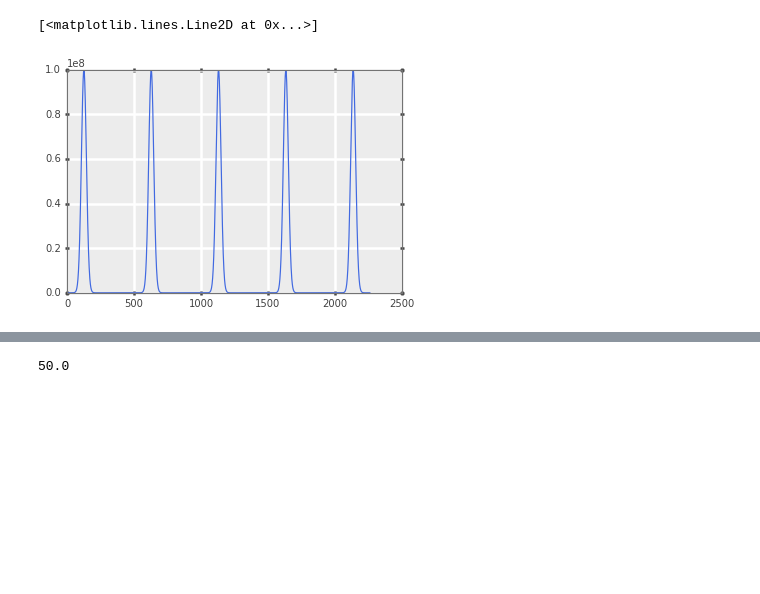
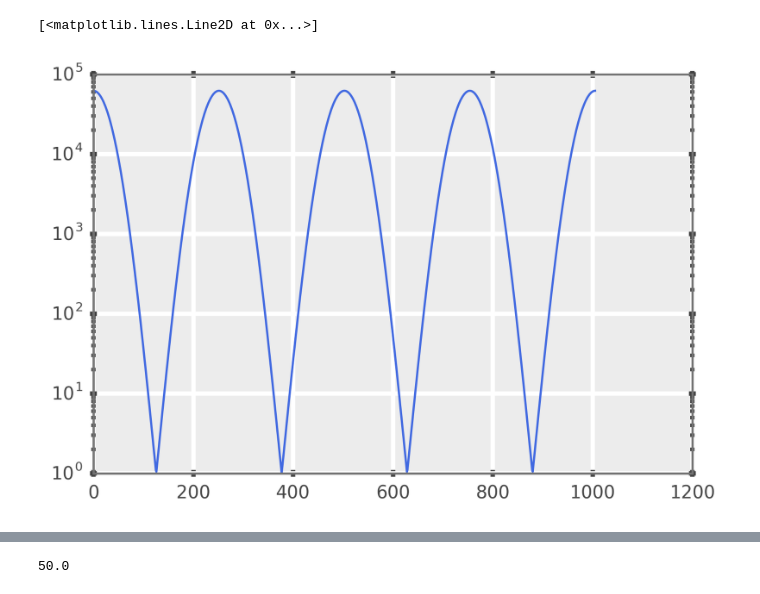
Before and after one commit to drsteve/Notebooks, a Jupyter notebook: MedianSymmetricAccuracyTests.ipynb, the cells around one changed output, grey strips where cells are left out. Saved outputs shown, nothing was run; the diff lists cells and outputs as text; code cells hidden in the pictures; blank space fills up the shorter version.

```diff
--- a/MedianSymmetricAccuracyTests.ipynb
+++ b/MedianSymmetricAccuracyTests.ipynb
@@ -11,9 +14,9 @@ except:
 # %%
-series = 10**(8*np.sin(np.arange(0,9*np.pi,0.0125)))
-plt.plot(series)
+series = 10**np.abs(10*np.sin(0.5*np.cos(np.arange(0,4*np.pi,0.0125))))
+plt.semilogy(series)
 # %% [output]
 [<matplotlib.lines.Line2D at 0x...>]
-[figure, old version]
+[figure, new version]
 # %%
 np.random.seed(1977)
 noise3 = np.random.choice([0,1], size=len(series), replace=True)
```
Also changed, not shown: parts of 34 cells of this notebook.
